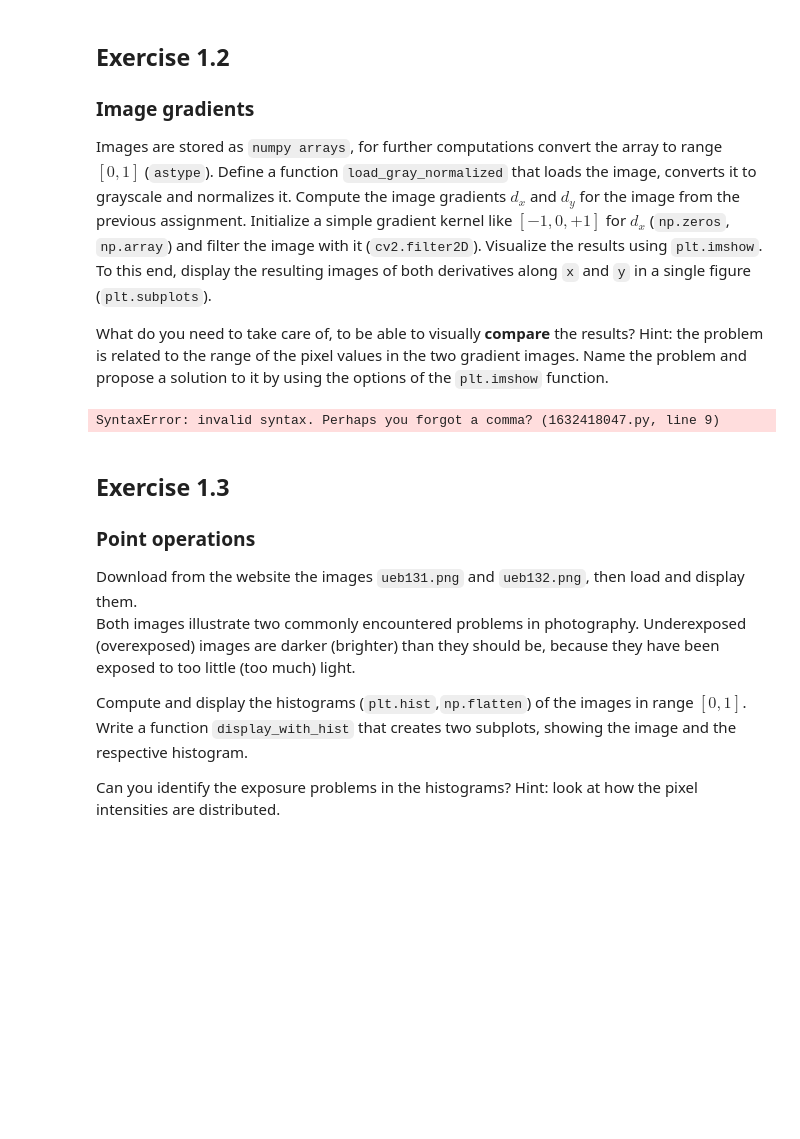
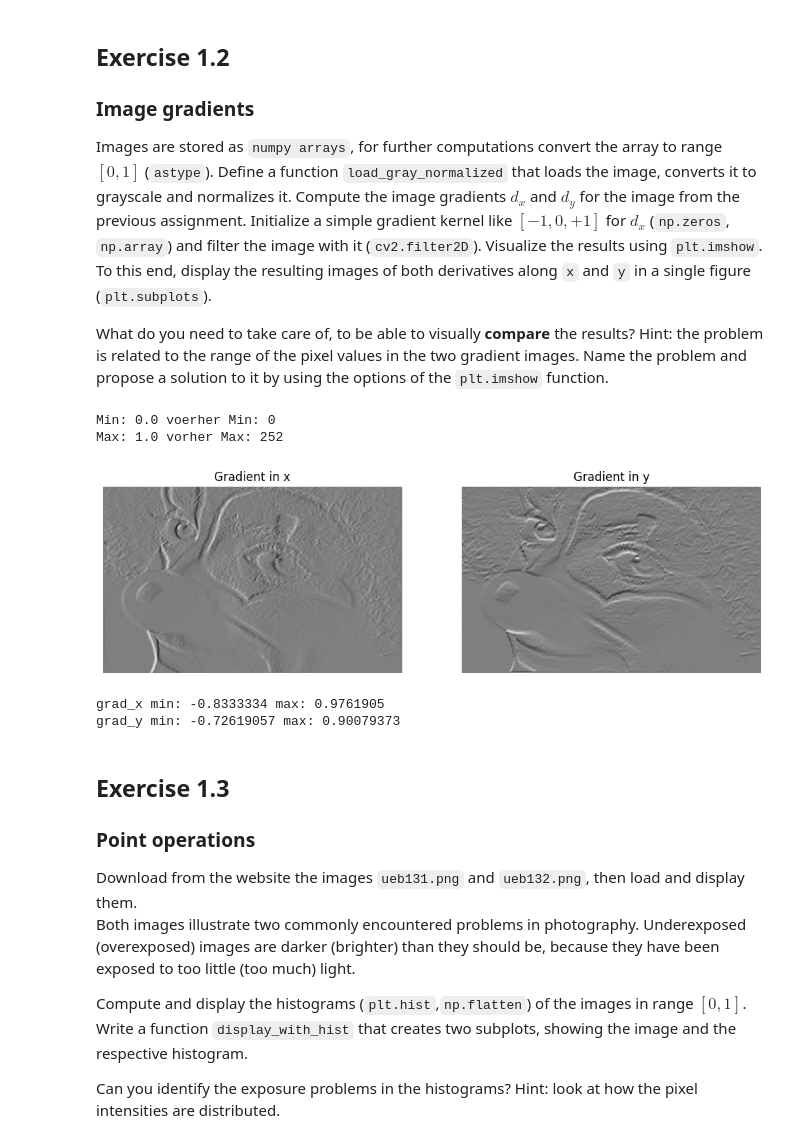
Before and after one commit to Jette-j/Computervision, a Jupyter notebook: exercise_1.ipynb, the cells around one changed output. Cells and saved outputs as stored; diff of their text form; code cells hidden in the pictures; blank space fills up the shorter version.

```diff
--- a/exercise_1.ipynb
+++ b/exercise_1.ipynb
@@ -125,14 +125,12 @@ gradient images. Name the problem and propose a solution to it by using the opti
 function.
 # %%
 def load_gray_normalized(image):
-   # Read the image from the temporary file
-    color_image = image
 
     # Ensure the image is indeed a color image before converting
-    if len(color_image.shape) == 3: # Check if it's a color image (height, width, channels)
-        grey_image = cv2.cvtColor(color_image, cv2.COLOR_BGR2GRAY)
+    if len(image.shape) == 3: # Check if it's a color image (height, width, channels)
+        grey_image = cv2.cvtColor(image, cv2.COLOR_BGR2GRAY)
     else: # Assume it's already grayscale if not 3 channels (e.g., a 2D array)
-        grey_image = color_image
+        grey_image = image
 
     # Normalize to [0, 1]
     normalized_gray_image = cv2.normalize(grey_image.astype(np.float32), grey_image, 0, 1, cv2.NORM_MINMAX)
@@ -148,11 +146,12 @@ img_normal = load_gray_normalized(grey_image)
 
 # TODO: define kernels
 #Initialize a simple gradient kernel like  [−1,0,+1]  for  dx  (np.zeros, np.array)
-dy = np.zeros_like(img_normal, dtype=float)
-dx = np.zeros_like(img_normal, dtype=float)
+#dy = np.zeros_like(img_normal, dtype=float)
+#dx = np.zeros_like(img_normal, dtype=float)
 # Kernel für x-Richtung horizontaler Gradient
 kernel_dx = np.array([[-1, 0, 1]], dtype=np.float32)
 # Kernel für y-Richtung vertikaler Gradient
+#kernel_dy = np.array([[-1, 0, 1]], dtype=np.float32)
 kernel_dy = np.array([[-1], [0], [1]], dtype=np.float32)
 
 # TODO: filter images
@@ -162,41 +161,45 @@ grad_y = cv2.filter2D(img_normal, -1, kernel_dy)
 #sobel_x = cv2.Sobel(img_normal, cv2.CV_64F, 1, 0, ksize=3)
 #sobel_y = cv2.Sobel(img_normal, cv2.CV_64F, 0, 1, ksize=3)
 
-vmin = min(grad_x.min(), grad_y.min())
-vmax = max(grad_x.max(), grad_y.max())
+#vmin = min(grad_x.min(), grad_y.min())
+#vmax = max(grad_x.max(), grad_y.max())
 
 #grad_x_norm = (grad_x - grad_x.min()) / (grad_x.max() - grad_x.min())
 #grad_y_norm = (grad_y - grad_y.min()) / (grad_y.max() - grad_y.min())
 
 fig, axes = plt.subplots(1, 2, figsize=(12, 6))
 #axes[0].imshow(grad_x, cmap='gray', vmin=vmin, vmax=vmax)
 #axes[1].imshow(grad_y, cmap='gray', vmin=vmin, vmax=vmax)
 
 # TODO: display images
 #Visualize the results using plt.imshow. To this end, display the resulting images of both derivatives along x and y in a single figure (plt.subplots)
 #plt.imshow(img_normal)
 
 plt.subplot(1, 2, 1)
-plt.imshow(np.abs(grad_x), cmap='gray', vmin=-1, vmax=1)
+plt.imshow(grad_x, cmap='gray', vmin=-1, vmax=1)
 plt.title('Gradient in x')
 plt.axis('off')
 
 plt.subplot(1, 2, 2)
 plt.imshow(grad_y, cmap='gray', vmin=-1, vmax=1)
 plt.title('Gradient in y')
 plt.axis('off')
 
 
 plt.show()
 
 print("grad_x min:", grad_x.min(), "max:", grad_x.max())
 print("grad_y min:", grad_y.min(), "max:", grad_y.max())
 
 #print("grad_x min norm:", grad_x_norm.min(), "max:", grad_x_norm.max())
 #print("grad_y min norm:", grad_y_norm.min(), "max:", grad_y_norm.max())
 #What do you need to take care of, to be able to visually compare the results? Hint: the problem is related to the range of the pixel values in the two gradient images. Name the problem and propose a solution to it by using the options of the plt.imshow function.
 # %% [output]
-SyntaxError: invalid syntax. Perhaps you forgot a comma? (1632418047.py, line 9)
+Min: 0.0 voerher Min: 0
+Max: 1.0 vorher Max: 252
+[figure, added]
+grad_x min: -0.8333334 max: 0.9761905
+grad_y min: -0.72619057 max: 0.90079373
 # %% [markdown]
 ## Exercise 1.3
 ### Point operations
```
Also changed, not shown: parts of 1 cell of this notebook.
